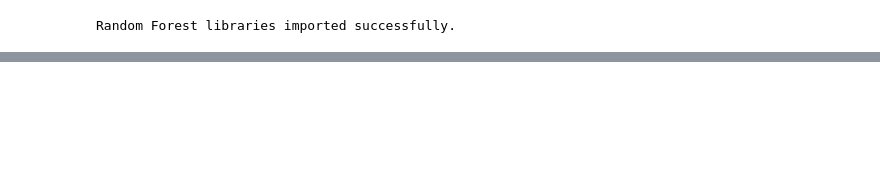
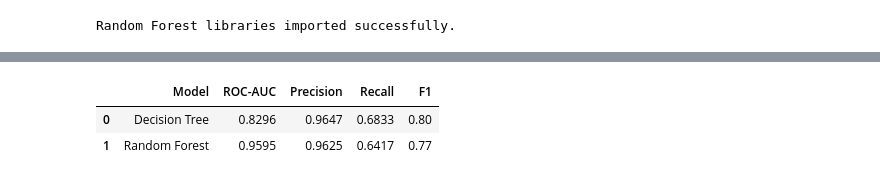
Before and after one commit to an2sh4a/ML-Lab-2547262, a Jupyter notebook: cia-3/2547262 ForestFire.ipynb, the cells around one changed output, grey strips where cells are left out. Drawn from its saved outputs; the diff is of its cells as text; code cells hidden in the pictures; blank space fills up the shorter version.

```diff
--- a/cia-3/2547262 ForestFire.ipynb
+++ b/cia-3/2547262 ForestFire.ipynb
@@ -2023,0 +2345,23 @@ Random Forest libraries imported successfully.
+# %%
+# ============================================================
+# CELL 63: COMPARE BASELINE AND RANDOM FOREST
+# ============================================================
+# Compare the Decision Tree baseline and Random Forest using
+# exactly the same validation metrics.
+# ============================================================
+
+model_comparison = pd.concat(
+    [
+        baseline_results,
+        rf_results
+    ],
+    ignore_index=True
+)
+
+display(
+    model_comparison.round(4)
+)
+# %% [output]
+|  | Model | ROC-AUC | Precision | Recall | F1 |
+| 0 | Decision Tree | 0.8296 | 0.9647 | 0.6833 | 0.80 |
+| 1 | Random Forest | 0.9595 | 0.9625 | 0.6417 | 0.77 |
```
Also changed, not shown: parts of 13 cells of this notebook.
